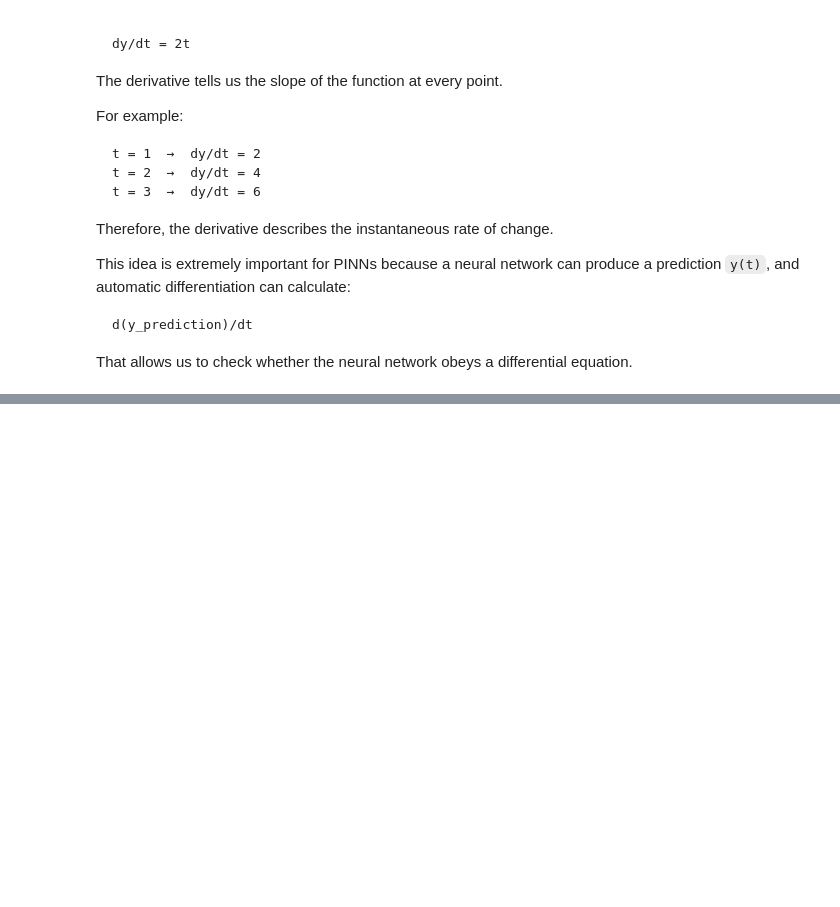
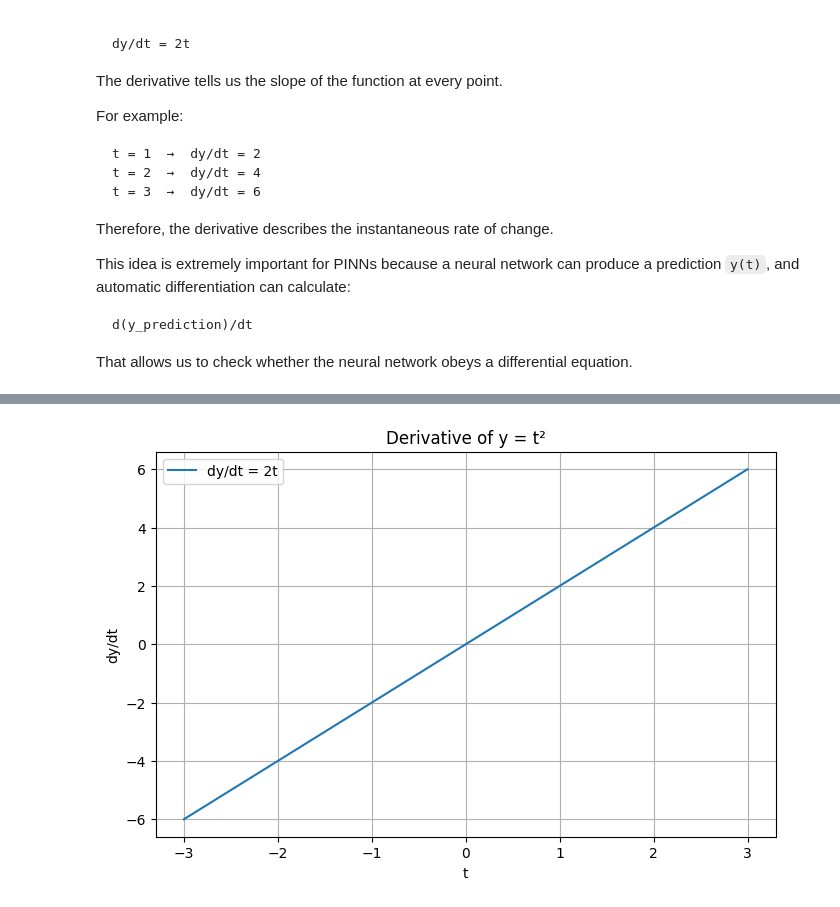
Before and after one commit to AnirbansarkarS/PINN-Research-notebooks, a Jupyter notebook: ODE Foundations with Python.ipynb, the cells around one changed output, grey strips where cells are left out. Saved outputs shown, nothing was run; the diff lists cells and outputs as text; code cells hidden in the pictures; blank space fills up the shorter version.

```diff
--- a/ODE Foundations with Python.ipynb
+++ b/ODE Foundations with Python.ipynb
@@ -103,0 +125,12 @@ That allows us to check whether the neural network obeys a differential equation
+# %%
+# Plot the derivative
+plt.figure(figsize=(8, 5))
+plt.plot(t, dy_dt, label="dy/dt = 2t")
+plt.xlabel("t")
+plt.ylabel("dy/dt")
+plt.title("Derivative of y = t²")
+plt.grid(True)
+plt.legend()
+plt.show()
+# %% [output]
+[figure, added]
```
Also changed, not shown: parts of 2 cells of this notebook.
